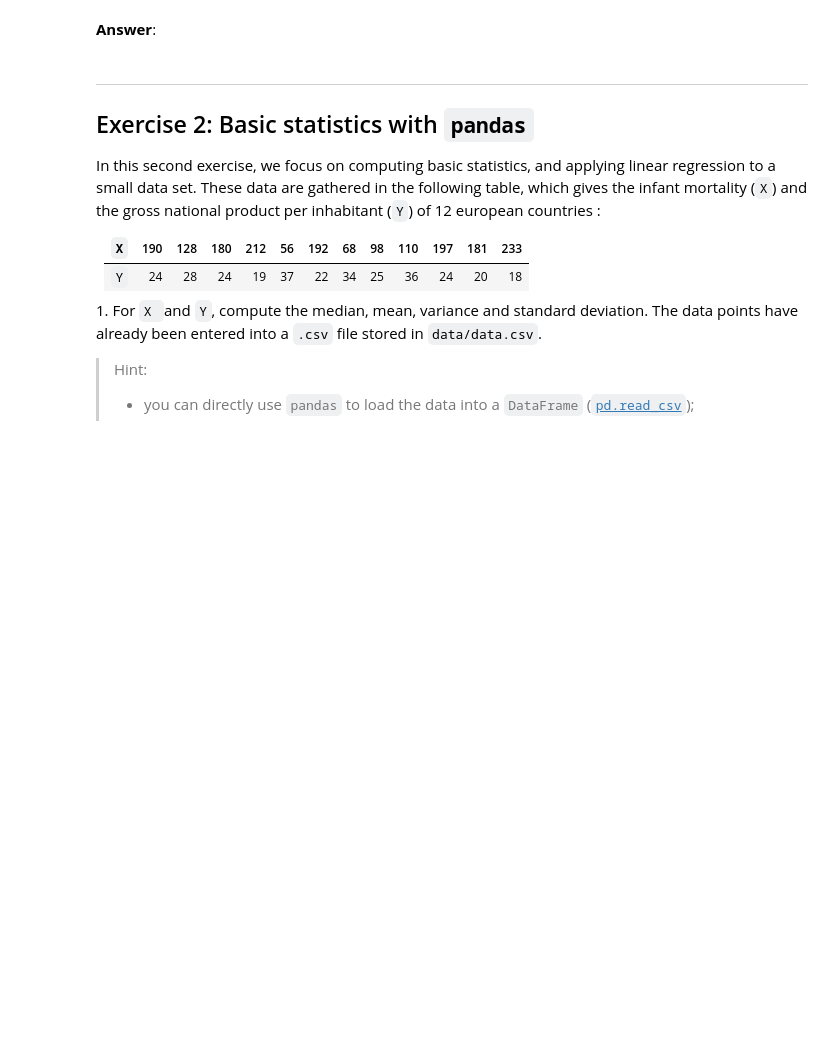
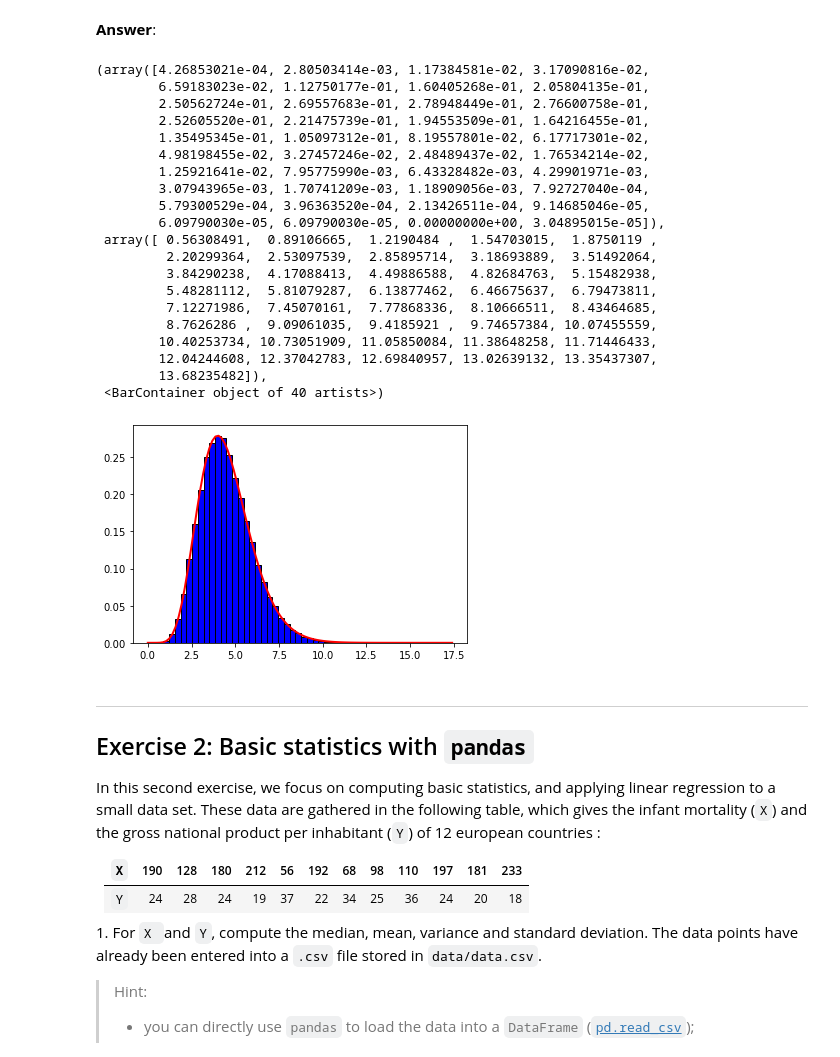
Before and after one commit to Eclil/python_sdia, a Jupyter notebook: Labs/Lab2/lab2.ipynb, the cells around one changed output. Saved outputs shown, nothing was run; the diff lists cells and outputs as text; code cells hidden in the pictures; blank space fills up the shorter version.

```diff
--- a/Labs/Lab2/lab2.ipynb
+++ b/Labs/Lab2/lab2.ipynb
@@ -74,3 +92,39 @@ b = 7 + a
+# %%
+# your code
+from scipy.stats import gamma
+fig, ax = plt.subplots(1, 1)
+
+a = 9
+b = 2
+
+x = np.linspace(gamma.ppf(0, a),
+                gamma.ppf(0.99, a), 100)
+ax.plot(x, gamma.pdf(x, a, 0, 1/b),
+       'r-', lw=2, label='gamma pdf')
+
+ax.hist(sample,40, color = 'blue', edgecolor = 'black', density = True)
+# %% [output]
+(array([4.26853021e-04, 2.80503414e-03, 1.17384581e-02, 3.17090816e-02,
+        6.59183023e-02, 1.12750177e-01, 1.60405268e-01, 2.05804135e-01,
+        2.50562724e-01, 2.69557683e-01, 2.78948449e-01, 2.76600758e-01,
+        2.52605520e-01, 2.21475739e-01, 1.94553509e-01, 1.64216455e-01,
+        1.35495345e-01, 1.05097312e-01, 8.19557801e-02, 6.17717301e-02,
+        4.98198455e-02, 3.27457246e-02, 2.48489437e-02, 1.76534214e-02,
+        1.25921641e-02, 7.95775990e-03, 6.43328482e-03, 4.29901971e-03,
+        3.07943965e-03, 1.70741209e-03, 1.18909056e-03, 7.92727040e-04,
+        5.79300529e-04, 3.96363520e-04, 2.13426511e-04, 9.14685046e-05,
+        6.09790030e-05, 6.09790030e-05, 0.00000000e+00, 3.04895015e-05]),
+ array([ 0.56308491,  0.89106665,  1.2190484 ,  1.54703015,  1.8750119 ,
+         2.20299364,  2.53097539,  2.85895714,  3.18693889,  3.51492064,
+         3.84290238,  4.17088413,  4.49886588,  4.82684763,  5.15482938,
+         5.48281112,  5.81079287,  6.13877462,  6.46675637,  6.79473811,
+         7.12271986,  7.45070161,  7.77868336,  8.10666511,  8.43464685,
+         8.7626286 ,  9.09061035,  9.4185921 ,  9.74657384, 10.07455559,
+        10.40253734, 10.73051909, 11.05850084, 11.38648258, 11.71446433,
+        12.04244608, 12.37042783, 12.69840957, 13.02639132, 13.35437307,
+        13.68235482]),
+ <BarContainer object of 40 artists>)
+[figure, added]
 # %% [markdown]
 ---
 ## <a name="ex2">Exercise 2: Basic statistics with `pandas`</a>
```
Also changed, not shown: parts of 23 cells of this notebook, 8 other files.
